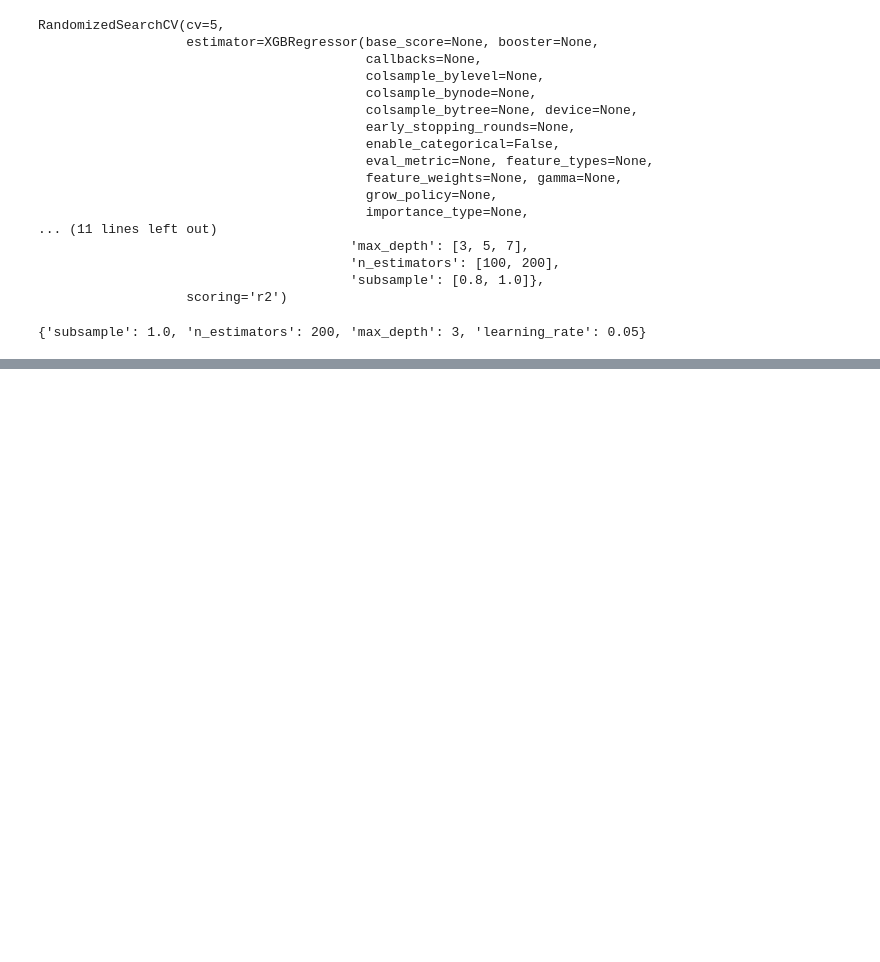
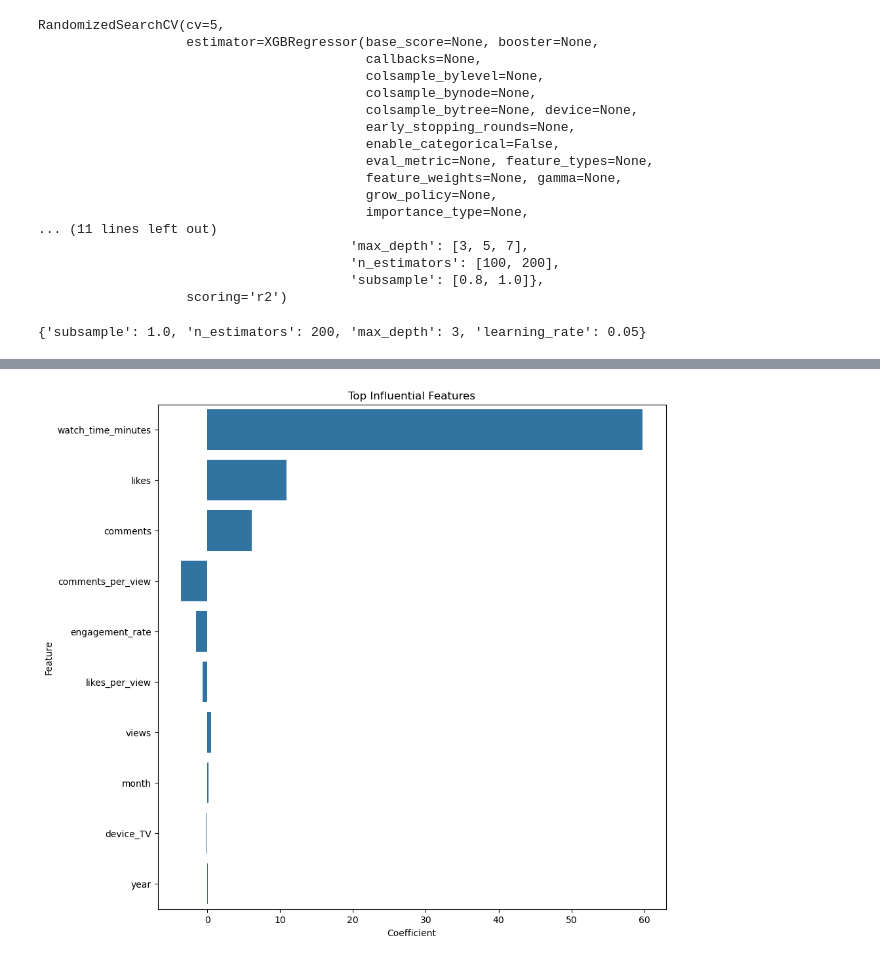
Before and after one commit to Frierensama/Content_Monetization_Modeler, a Jupyter notebook: Notebooks/FE_and_model_creation.ipynb, the cells around one changed output, grey strips where cells are left out. Drawn from its saved outputs; the diff is of its cells as text; code cells hidden in the pictures; blank space fills up the shorter version.

```diff
--- a/Notebooks/FE_and_model_creation.ipynb
+++ b/Notebooks/FE_and_model_creation.ipynb
@@ -257,0 +261,16 @@ with open('best_xgb', 'wb') as f:
+# %%
+coef_df = pd.DataFrame({'Feature':X.columns,'Coefficient':lr.coef_})
+# %%
+import matplotlib.pyplot as plt
+import seaborn as sns
+
+top_features = coef_df.sort_values(by='Coefficient', key=abs, ascending=False).head(10)
+
+plt.figure(figsize=(10,10))
+
+sns.barplot(data=top_features,x='Coefficient',y='Feature')
+
+plt.title('Top Influential Features')
+plt.show()
+# %% [output]
+[figure, added]
```
Also changed, not shown: parts of 8 cells of this notebook.
